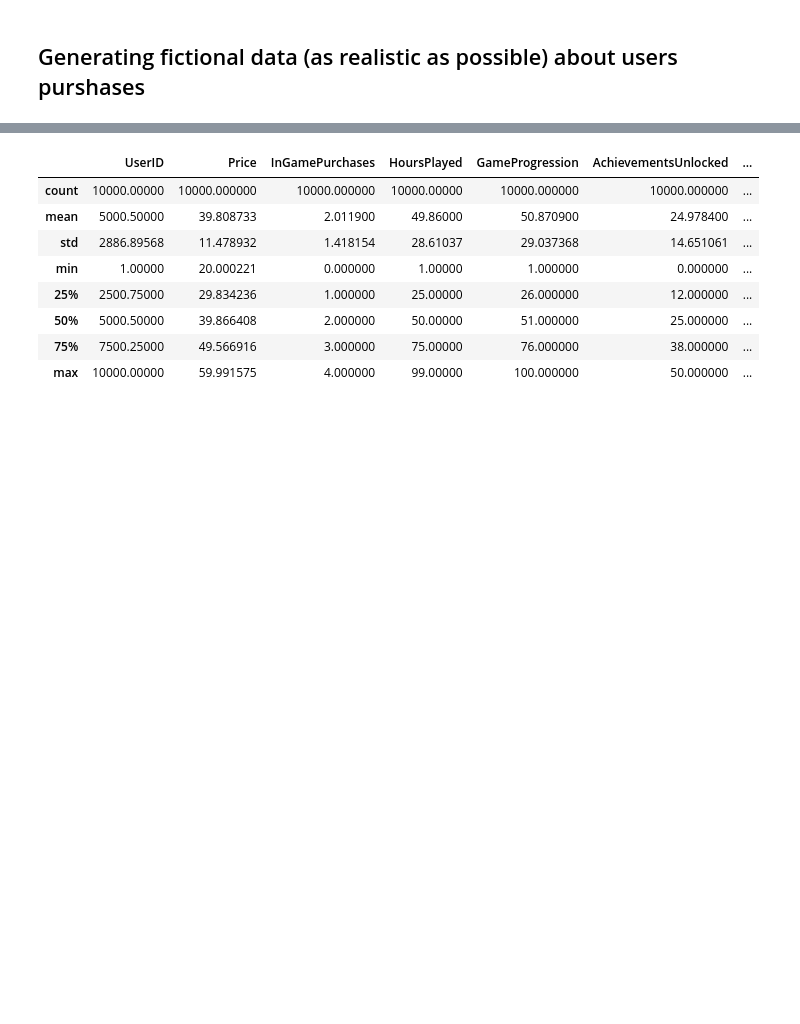
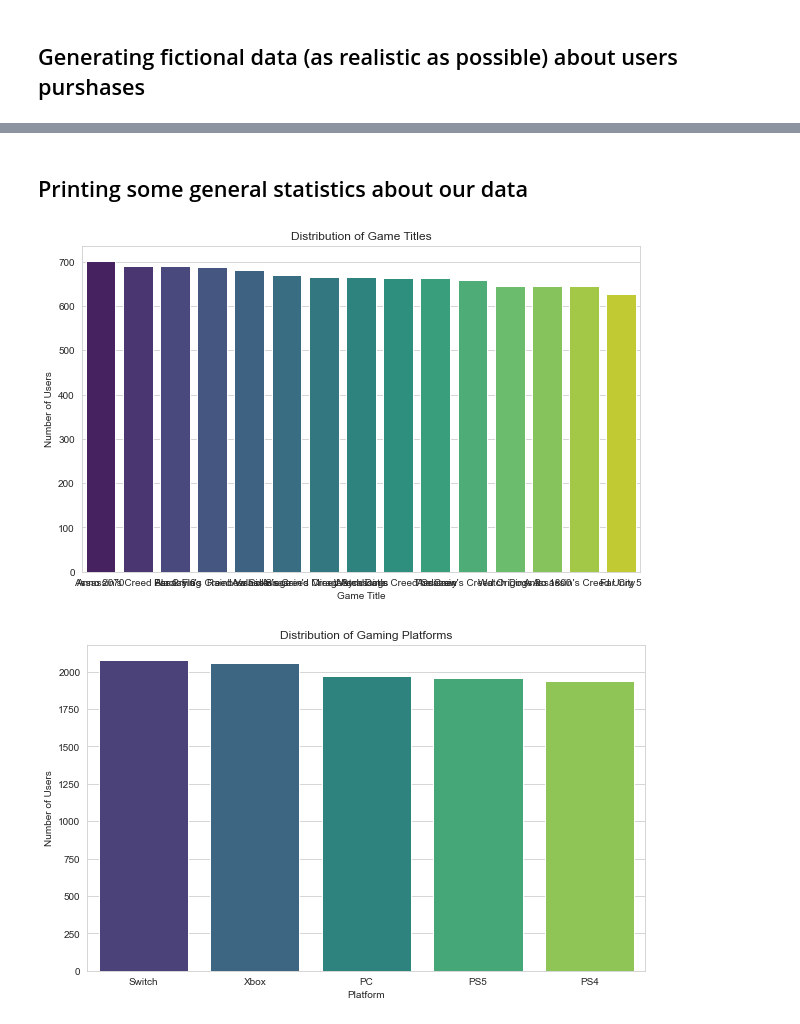
Before and after one commit to idwessough/short-marketing-data-analysis, a Jupyter notebook: video_games_marketing_data_analysis.ipynb, the cells around one changed output, grey strips where cells are left out. Cells and saved outputs as stored; diff of their text form; code cells hidden in the pictures; blank space fills up the shorter version.

```diff
--- a/video_games_marketing_data_analysis.ipynb
+++ b/video_games_marketing_data_analysis.ipynb
@@ -77,16 +77,41 @@ df.head()
 | 2 | 3 | Anno 2070 | 2022-07-06 | PC | 45.587524 | 0 | 69 | 86 | ... |
 | 3 | 4 | The Crew | 2022-10-01 | Switch | 20.119205 | 1 | 61 | 40 | ... |
 | 4 | 5 | Far Cry 5 | 2021-08-25 | PC | 30.128932 | 3 | 42 | 92 | ... |
-# %%
-# Printing some general statistics about our data
-df.describe()
-# %% [output]
-|  | UserID | Price | InGamePurchases | HoursPlayed | GameProgression | AchievementsUnlocked | ... |
-| count | 10000.00000 | 10000.000000 | 10000.000000 | 10000.00000 | 10000.000000 | 10000.000000 | ... |
-| mean | 5000.50000 | 39.808733 | 2.011900 | 49.86000 | 50.870900 | 24.978400 | ... |
-| std | 2886.89568 | 11.478932 | 1.418154 | 28.61037 | 29.037368 | 14.651061 | ... |
-| min | 1.00000 | 20.000221 | 0.000000 | 1.00000 | 1.000000 | 0.000000 | ... |
-| 25% | 2500.75000 | 29.834236 | 1.000000 | 25.00000 | 26.000000 | 12.000000 | ... |
-| 50% | 5000.50000 | 39.866408 | 2.000000 | 50.00000 | 51.000000 | 25.000000 | ... |
-| 75% | 7500.25000 | 49.566916 | 3.000000 | 75.00000 | 76.000000 | 38.000000 | ... |
-| max | 10000.00000 | 59.991575 | 4.000000 | 99.00000 | 100.000000 | 50.000000 | ... |
+# %% [markdown]
+## Printing some general statistics about our data
+# %%
+df.describe()
+
+import matplotlib.pyplot as plt
+import seaborn as sns
+
+# Set style for the plots
+sns.set_style("whitegrid")
+
+# Distribution of Game Titles
+plt.figure(figsize=(10, 6))
+sns.countplot(data=df, x='GameTitle', order=df['GameTitle'].value_counts().index, palette="viridis")
+plt.title('Distribution of Game Titles')
+plt.ylabel('Number of Users')
+plt.xlabel('Game Title')
+plt.show()
+
+# Distribution of Platforms
+plt.figure(figsize=(10, 6))
+sns.countplot(data=df, x='Platform', order=df['Platform'].value_counts().index, palette="viridis")
+plt.title('Distribution of Gaming Platforms')
+plt.ylabel('Number of Users')
+plt.xlabel('Platform')
+plt.show()
+
+# Scatter plot of Satisfaction vs. Expectation
+plt.figure(figsize=(10, 6))
+sns.scatterplot(data=df, x='ExpectationScore', y='SatisfactionScore', hue='GameTitle', palette="viridis", alpha=0.7)
+plt.title('Satisfaction vs. Expectation Scores')
+plt.ylabel('Satisfaction Score')
+plt.xlabel('Expectation Score')
+plt.legend(title='Game Title')
+plt.show()
+# %% [output]
+[figure, added]
+[figure, added]
```
Also changed, not shown: 1 other file.
